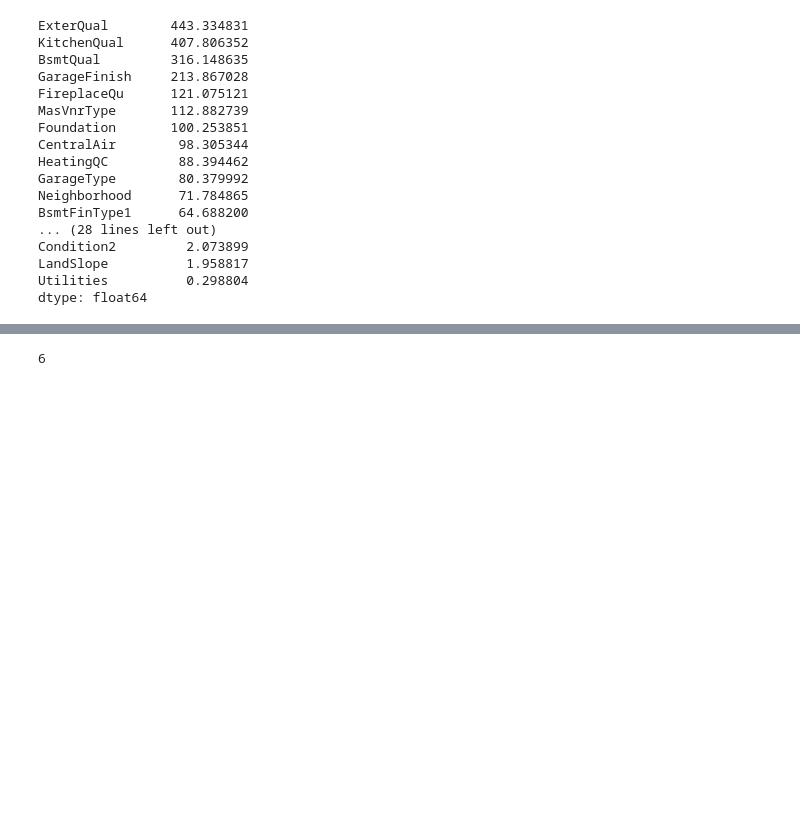
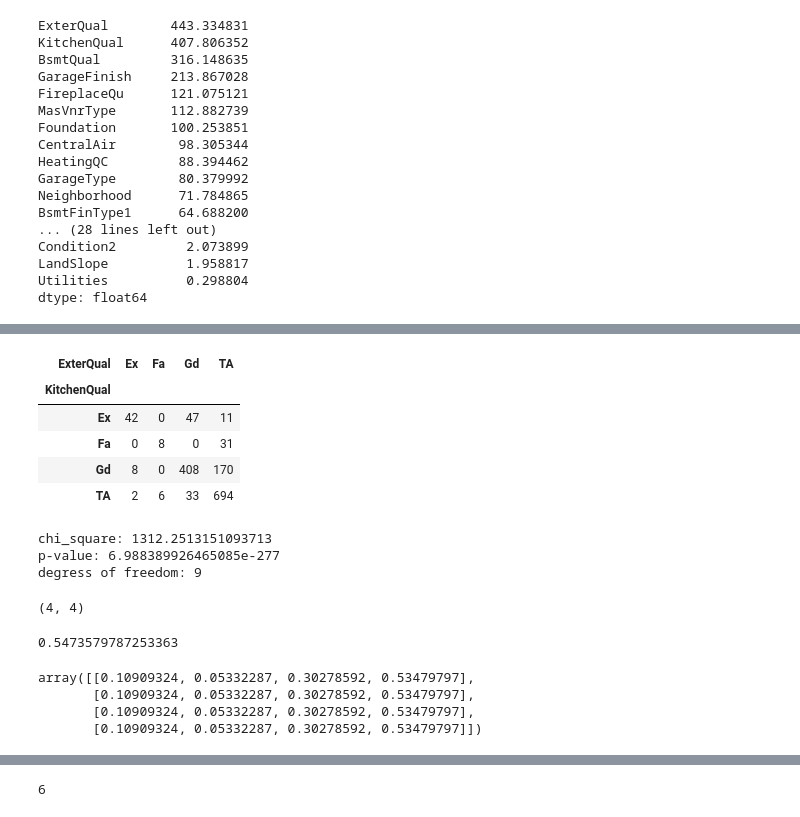
Before and after one commit to kogimurio/house_sales_prediction, a Jupyter notebook: saales_price_predictions.ipynb, the cells around one changed output, grey strips where cells are left out. Drawn from its saved outputs; the diff is of its cells as text; code cells hidden in the pictures; blank space fills up the shorter version.

Commit message:
Calculating Cramér's V

```diff
--- a/saales_price_predictions.ipynb
+++ b/saales_price_predictions.ipynb
@@ -2113,0 +2172,35 @@ dtype: float64
+# %%
+table
+# %% [output]
+| ExterQual | Ex | Fa | Gd | TA |
+| KitchenQual |  |  |  |  |
+| Ex | 42 | 0 | 47 | 11 |
+| Fa | 0 | 8 | 0 | 31 |
+| Gd | 8 | 0 | 408 | 170 |
+| TA | 2 | 6 | 33 | 694 |
+# %%
+# chi_square
+chi2, p, dof, expected = chi2_contingency(table)
+print(f"chi_square: {chi2}")
+print(f"p-value: {p}")
+print("degress of freedom:", dof)
+# %% [output]
+chi_square: 1312.2513151093713
+p-value: 6.988389926465085e-277
+degress of freedom: 9
+# %%
+table.shape
+# %% [output]
+(4, 4)
+# %%
+# Calculating Cramér's V
+math.sqrt(chi2 / (1460 * min(4-1, 4-1)))
+# %% [output]
+0.5473579787253363
+# %%
+expected
+# %% [output]
+array([[0.10909324, 0.05332287, 0.30278592, 0.53479797],
+       [0.10909324, 0.05332287, 0.30278592, 0.53479797],
+       [0.10909324, 0.05332287, 0.30278592, 0.53479797],
+       [0.10909324, 0.05332287, 0.30278592, 0.53479797]])
```
Also changed, not shown: parts of 9 cells of this notebook.
